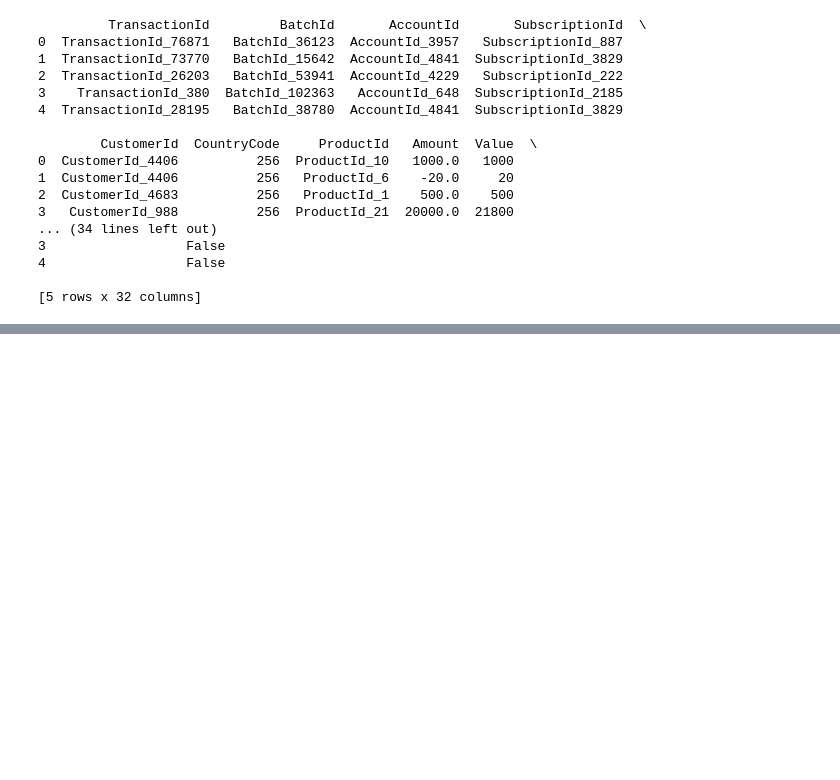
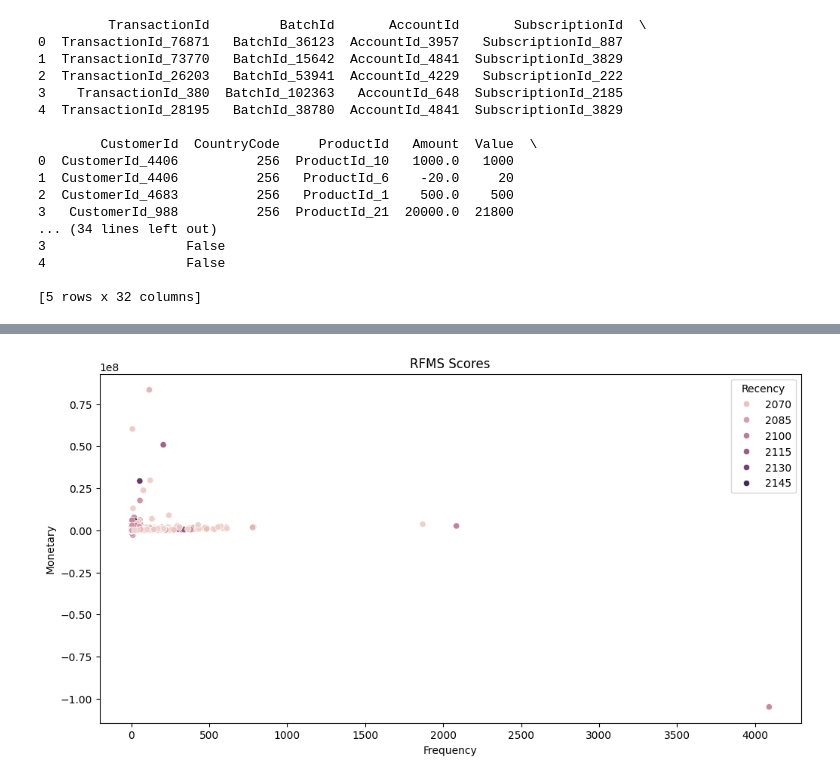
Before and after one commit to brook1167/Bati-Bank, a Jupyter notebook: notebooks/Feature_engineering.ipynb, the cells around one changed output, grey strips where cells are left out. Cells and saved outputs as stored; diff of their text form; code cells hidden in the pictures; blank space fills up the shorter version.

```diff
--- a/notebooks/Feature_engineering.ipynb
+++ b/notebooks/Feature_engineering.ipynb
@@ -93,0 +125,7 @@ print(df_encoded.head())
+# %%
+scaler = MinMaxScaler()
+df[['Amount_normalized', 'Value_normalized']] = scaler.fit_transform(df[['Amount', 'Value']])
+# %%
+scaler = StandardScaler()
+df[['Amount_standardized', 'Value_standardized']] = scaler.fit_transform(df[['Amount', 'Value']])
+df.head()
@@ -93,0 +140,12 @@ print(df_encoded.head())
+# %%
+df['TransactionStartTime'] = pd.to_datetime(df['TransactionStartTime']).dt.tz_localize(None)
+# %%
+# Calculate RFMS scores for each user
+rfms_scores = df.groupby('CustomerId').agg(
+    Recency=('TransactionStartTime', lambda x: (pd.Timestamp.now() - x.max()).days),
+    Frequency=('TransactionId', 'count'),
+    Monetary=('Amount', 'sum')
+).reset_index()
+
+# Display the first few rows of RFMS scores
+rfms_scores.head()
@@ -93,0 +159,17 @@ print(df_encoded.head())
+# %%
+# Visualize RFMS scores
+%matplotlib inline
+
+import matplotlib.pyplot as plt
+
+plt.ion()  # Turn on interactive mode
+
+# Your plotting code
+plt.figure(figsize=(12, 6))
+sns.scatterplot(x='Frequency', y='Monetary', hue='Recency', data=rfms_scores)
+plt.xlabel('Frequency')
+plt.ylabel('Monetary')
+plt.title('RFMS Scores')
+plt.show()
+# %% [output]
+[figure, added]
```
Also changed, not shown: parts of 24 cells of this notebook.
